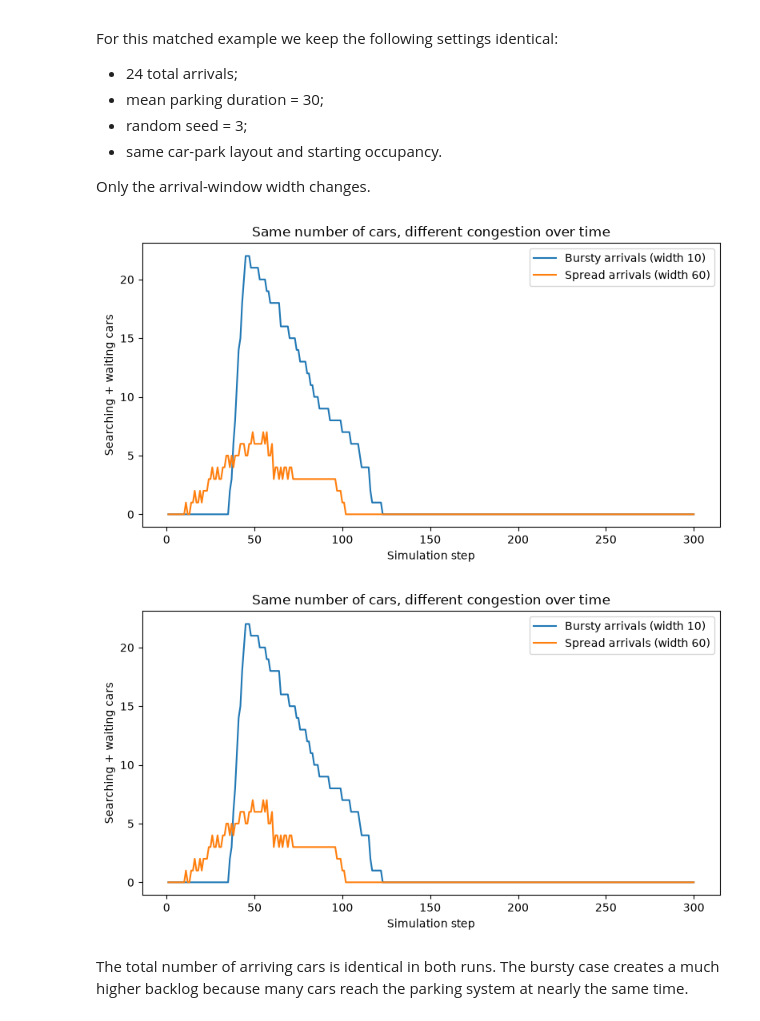
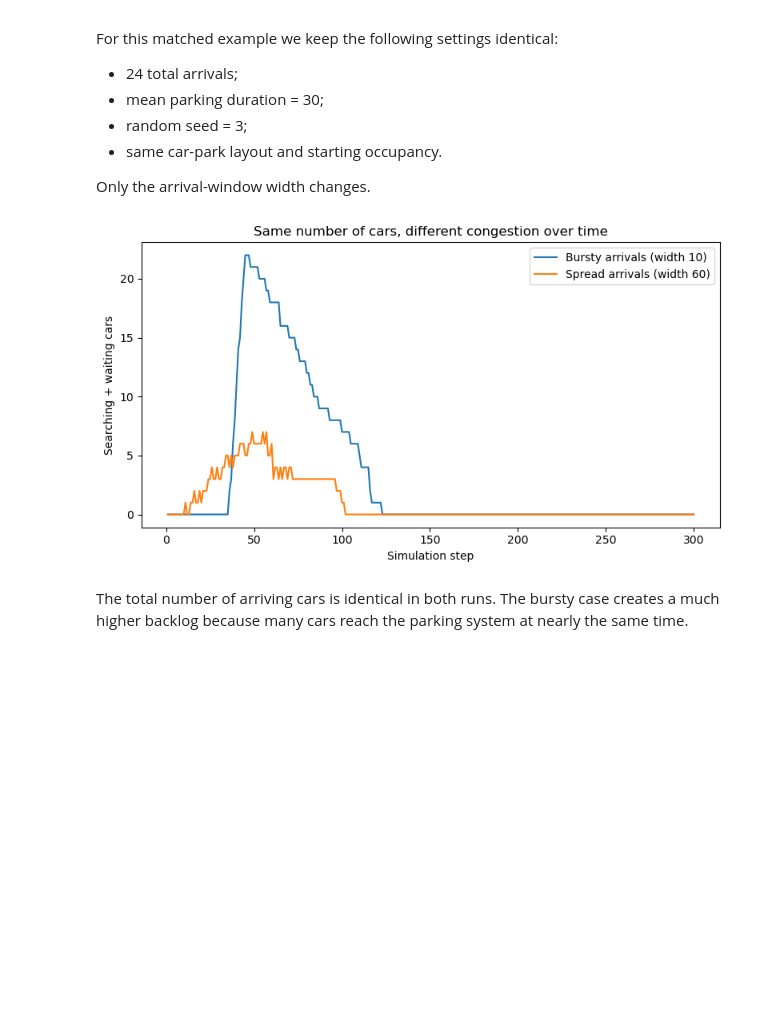
Before and after one commit to ZacAster/CITS4403_Project, a Jupyter notebook: notebooks/checkpoint2.ipynb, the cells around one changed output. Saved outputs shown, nothing was run; the diff lists cells and outputs as text; code cells hidden in the pictures; blank space fills up the shorter version.

```diff
--- a/notebooks/checkpoint2.ipynb
+++ b/notebooks/checkpoint2.ipynb
@@ -106,27 +106,30 @@ Only the arrival-window width changes.
 # %%
 # Run the concentrated-arrival case and keep the full model for plotting.
 _, bursty_model = run_condition(
     burst_width=10,
     total_arrivals=24,
     mean_parking_duration=30,
     seed=3,
     return_model=True,
 )
 
 # Run the spread-arrival case with the same settings and the same random seed.
 _, spread_model = run_condition(
     burst_width=60,
     total_arrivals=24,
     mean_parking_duration=30,
     seed=3,
     return_model=True,
 )
 
 # Compare searching + outside waiting over time.
-plot_backlog_comparison(bursty_model, spread_model)
+plot_backlog_comparison(
+    bursty_model,
+    spread_model,
+    output_path=repo_root / "figures" / "burst_timeseries_comparison.png",
+);
 # %% [output]
-[figure, old version]
+[figure, new version]
-[figure, removed]
 # %% [markdown]
 The total number of arriving cars is identical in both runs. The bursty case creates a much higher backlog because many cars reach the parking system at nearly the same time.
 # %% [markdown]
```
Also changed, not shown: parts of 4 cells of this notebook, 6 other files.
